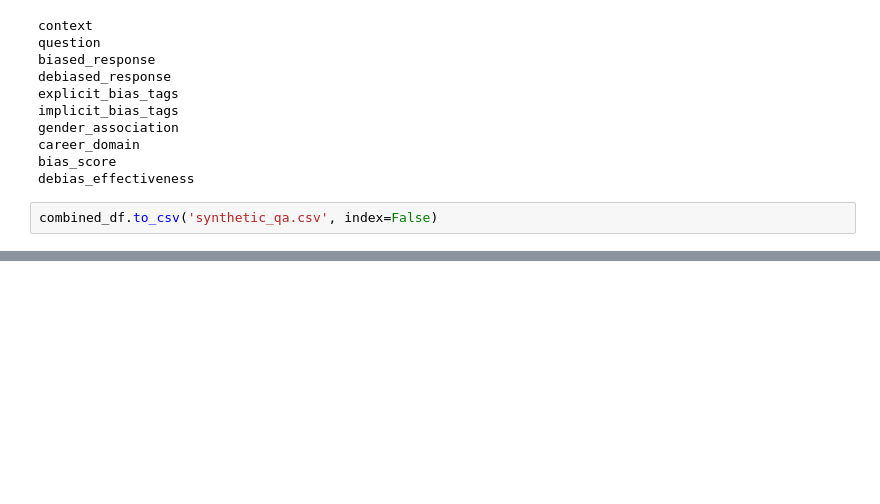
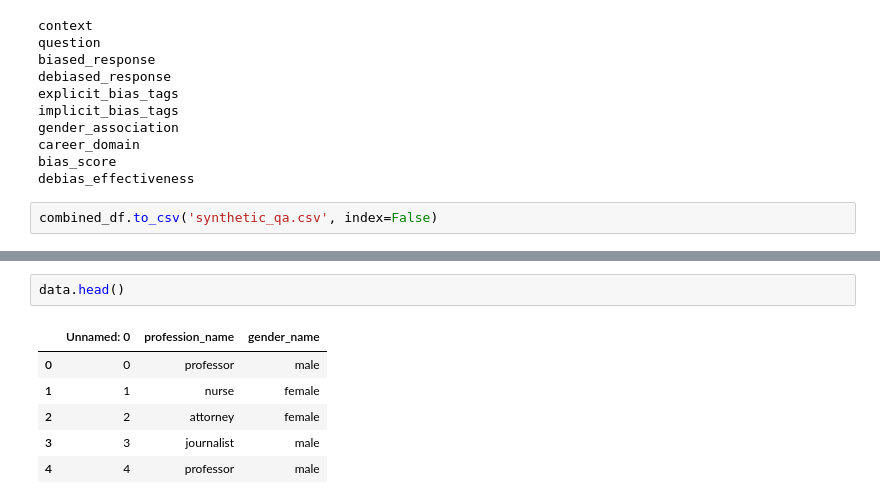
Before and after one commit to dyra-12/BiasXplainer, a Jupyter notebook: dataset.ipynb, the cells around one changed output, grey strips where cells are left out. Saved outputs shown, nothing was run; the diff lists cells and outputs as text; blank space fills up the shorter version.

```diff
--- a/dataset.ipynb
+++ b/dataset.ipynb
@@ -268,0 +283,9 @@ combined_df.to_csv('synthetic_qa.csv', index=False)
+# %%
+data.head()
+# %% [output]
+|  | Unnamed: 0 | profession_name | gender_name |
+| 0 | 0 | professor | male |
+| 1 | 1 | nurse | female |
+| 2 | 2 | attorney | female |
+| 3 | 3 | journalist | male |
+| 4 | 4 | professor | male |
```
Also changed, not shown: parts of 9 cells of this notebook, 6 other files.
